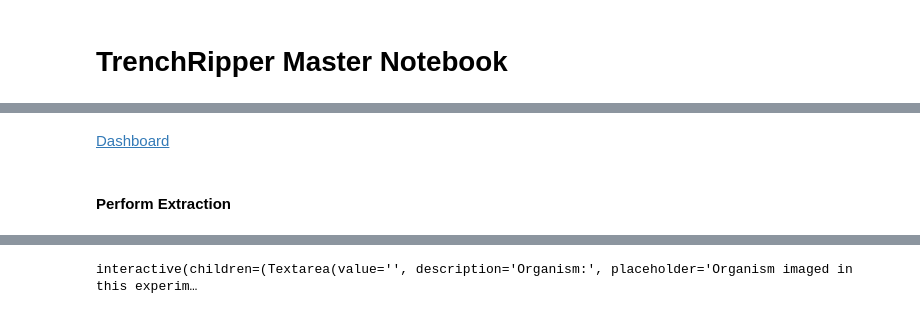
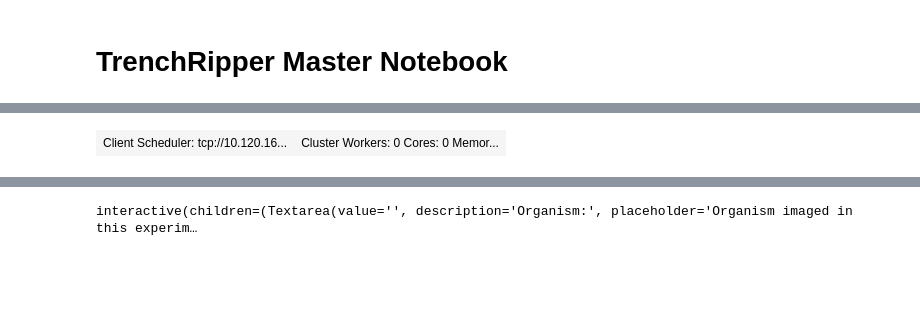
Before and after one commit to paulssonlab/TrenchRipper, a Jupyter notebook: Master.ipynb, the cells around one changed output, grey strips where cells are left out. Saved outputs shown, nothing was run; the diff lists cells and outputs as text; code cells hidden in the pictures; blank space fills up the shorter version.

```diff
--- a/Master.ipynb
+++ b/Master.ipynb
@@ -33,3 +69,3 @@ tr.trcluster.transferjob(sourcedir,targetdir)
 # %%
-dask_controller = tr.trcluster.dask_controller(walltime='04:00:00',local=False,n_workers=10,memory='2GB',working_directory=headpath+"/dask")
+dask_controller = tr.trcluster.dask_controller(walltime='04:00:00',local=False,n_workers=20,memory='2GB',working_directory=headpath+"/dask")
 dask_controller.startdask()
@@ -41,6 +76,4 @@ Hosting the diagnostics dashboard on a random port instead.
 # %%
-dask_controller.displaydashboard()
+dask_controller.daskclient
 # %% [output]
-Dashboard
+| Client Scheduler: tcp://10.120.16... | Cluster Workers: 0 Cores: 0 Memor... |
-# %% [markdown]
-#### Perform Extraction
```
Also changed, not shown: parts of 54 cells of this notebook, 4 other files.
